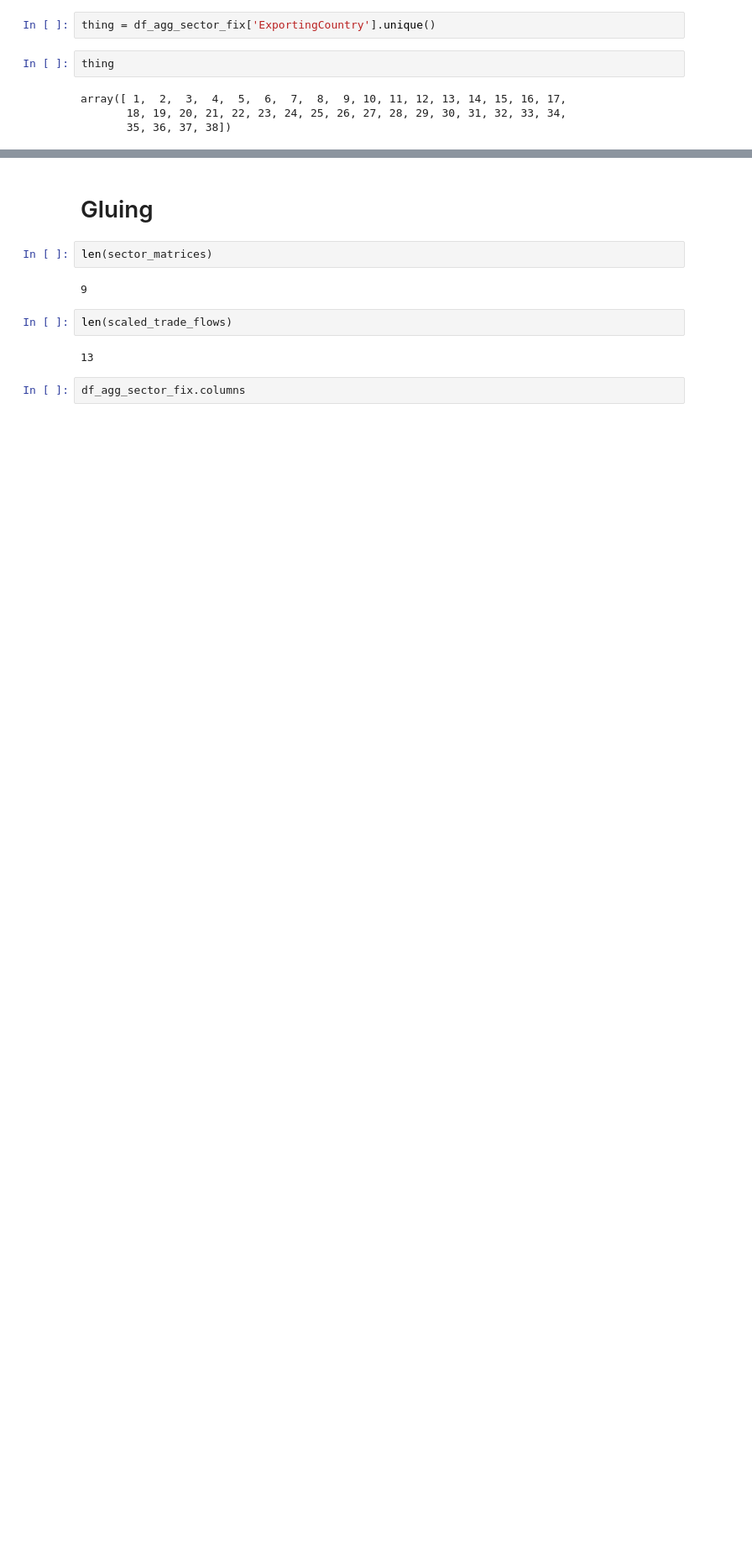
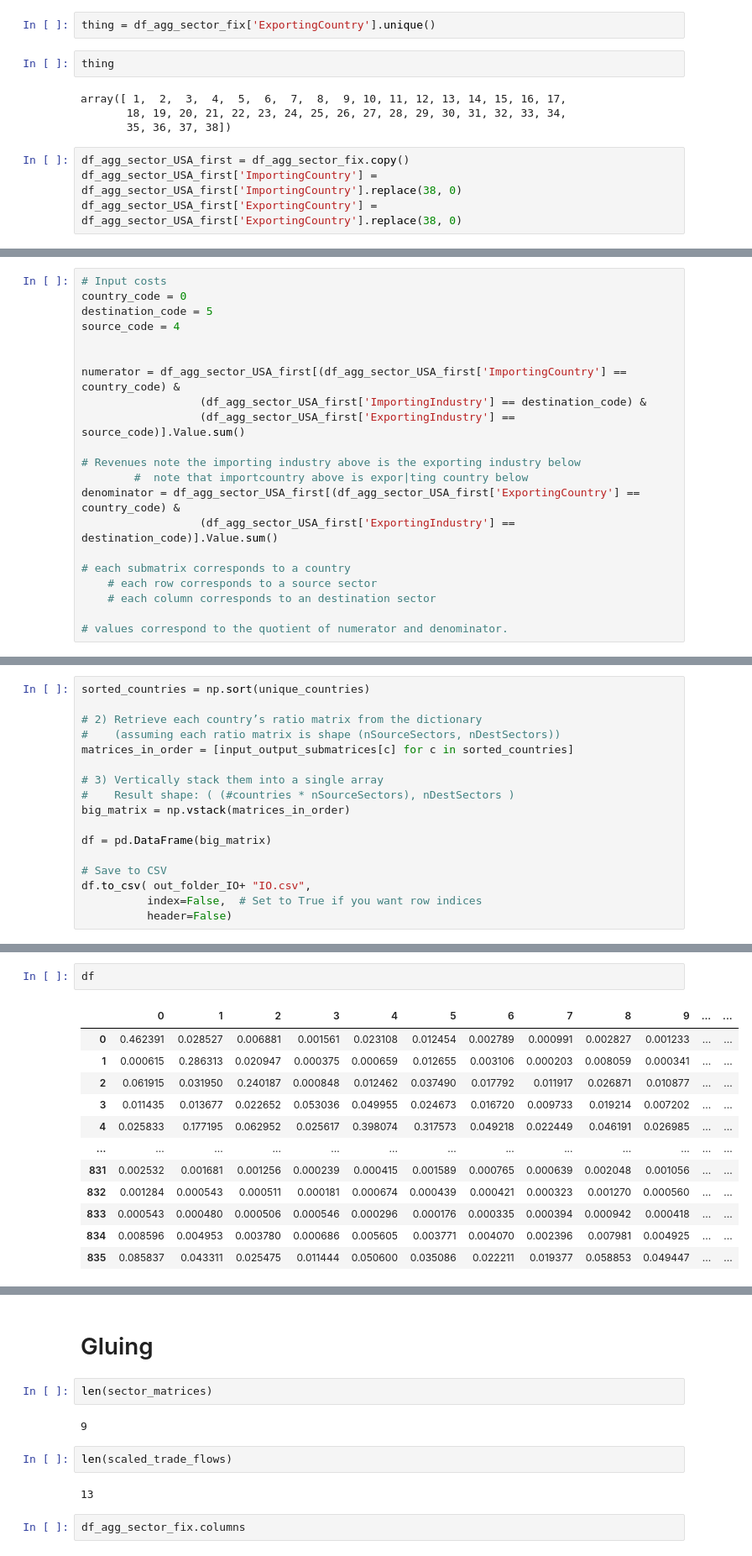
Before and after one commit to jeffreyohlecon/Spatial, a Jupyter notebook: pset2/code/cleaning.ipynb, the cells around one changed output, grey strips where cells are left out. Shown at 84% size. Saved outputs shown, nothing was run; the diff lists cells and outputs as text; blank space fills up the shorter version.

```diff
--- a/pset2/code/cleaning.ipynb
+++ b/pset2/code/cleaning.ipynb
@@ -1193,3 +1167,7 @@ thing
 array([ 1,  2,  3,  4,  5,  6,  7,  8,  9, 10, 11, 12, 13, 14, 15, 16, 17,
        18, 19, 20, 21, 22, 23, 24, 25, 26, 27, 28, 29, 30, 31, 32, 33, 34,
        35, 36, 37, 38])
+# %%
+df_agg_sector_USA_first = df_agg_sector_fix.copy()
+df_agg_sector_USA_first['ImportingCountry'] = df_agg_sector_USA_first['ImportingCountry'].replace(38, 0)
+df_agg_sector_USA_first['ExportingCountry'] = df_agg_sector_USA_first['ExportingCountry'].replace(38, 0)
@@ -1195,0 +1190,21 @@ array([ 1,  2,  3,  4,  5,  6,  7,  8,  9, 10, 11, 12, 13, 14, 15, 16, 17,
+# %%
+# Input costs
+country_code = 0
+destination_code = 5
+source_code = 4
+
+
+numerator = df_agg_sector_USA_first[(df_agg_sector_USA_first['ImportingCountry'] == country_code) &
+                  (df_agg_sector_USA_first['ImportingIndustry'] == destination_code) &
+                  (df_agg_sector_USA_first['ExportingIndustry'] == source_code)].Value.sum()
+
+# Revenues note the importing industry above is the exporting industry below
+        #  note that importcountry above is expor|ting country below
+denominator = df_agg_sector_USA_first[(df_agg_sector_USA_first['ExportingCountry'] == country_code) &
+                  (df_agg_sector_USA_first['ExportingIndustry'] == destination_code)].Value.sum()
+
+# each submatrix corresponds to a country
+    # each row corresponds to a source sector
+    # each column corresponds to an destination sector
+
+# values correspond to the quotient of numerator and denominator.
@@ -1195,0 +1283,17 @@ array([ 1,  2,  3,  4,  5,  6,  7,  8,  9, 10, 11, 12, 13, 14, 15, 16, 17,
+# %%
+sorted_countries = np.sort(unique_countries)
+
+# 2) Retrieve each country’s ratio matrix from the dictionary
+#    (assuming each ratio matrix is shape (nSourceSectors, nDestSectors))
+matrices_in_order = [input_output_submatrices[c] for c in sorted_countries]
+
+# 3) Vertically stack them into a single array
+#    Result shape: ( (#countries * nSourceSectors), nDestSectors )
+big_matrix = np.vstack(matrices_in_order)
+
+df = pd.DataFrame(big_matrix)
+
+# Save to CSV
+df.to_csv( out_folder_IO+ "IO.csv",
+          index=False,  # Set to True if you want row indices
+          header=False)
@@ -1195,0 +1318,15 @@ array([ 1,  2,  3,  4,  5,  6,  7,  8,  9, 10, 11, 12, 13, 14, 15, 16, 17,
+# %%
+df
+# %% [output]
+|  | 0 | 1 | 2 | 3 | 4 | 5 | 6 | 7 | 8 | 9 | ... | ... |
+| 0 | 0.462391 | 0.028527 | 0.006881 | 0.001561 | 0.023108 | 0.012454 | 0.002789 | 0.000991 | 0.002827 | 0.001233 | ... | ... |
+| 1 | 0.000615 | 0.286313 | 0.020947 | 0.000375 | 0.000659 | 0.012655 | 0.003106 | 0.000203 | 0.008059 | 0.000341 | ... | ... |
+| 2 | 0.061915 | 0.031950 | 0.240187 | 0.000848 | 0.012462 | 0.037490 | 0.017792 | 0.011917 | 0.026871 | 0.010877 | ... | ... |
+| 3 | 0.011435 | 0.013677 | 0.022652 | 0.053036 | 0.049955 | 0.024673 | 0.016720 | 0.009733 | 0.019214 | 0.007202 | ... | ... |
+| 4 | 0.025833 | 0.177195 | 0.062952 | 0.025617 | 0.398074 | 0.317573 | 0.049218 | 0.022449 | 0.046191 | 0.026985 | ... | ... |
+| ... | ... | ... | ... | ... | ... | ... | ... | ... | ... | ... | ... | ... |
+| 831 | 0.002532 | 0.001681 | 0.001256 | 0.000239 | 0.000415 | 0.001589 | 0.000765 | 0.000639 | 0.002048 | 0.001056 | ... | ... |
+| 832 | 0.001284 | 0.000543 | 0.000511 | 0.000181 | 0.000674 | 0.000439 | 0.000421 | 0.000323 | 0.001270 | 0.000560 | ... | ... |
+| 833 | 0.000543 | 0.000480 | 0.000506 | 0.000546 | 0.000296 | 0.000176 | 0.000335 | 0.000394 | 0.000942 | 0.000418 | ... | ... |
+| 834 | 0.008596 | 0.004953 | 0.003780 | 0.000686 | 0.005605 | 0.003771 | 0.004070 | 0.002396 | 0.007981 | 0.004925 | ... | ... |
+| 835 | 0.085837 | 0.043311 | 0.025475 | 0.011444 | 0.050600 | 0.035086 | 0.022211 | 0.019377 | 0.058853 | 0.049447 | ... | ... |
```
Also changed, not shown: parts of 17 cells of this notebook, 2 other files.
